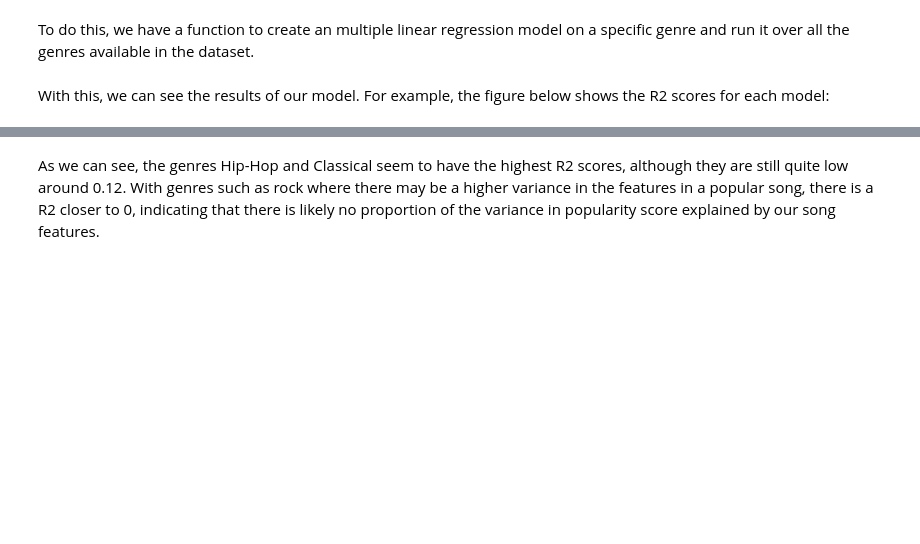
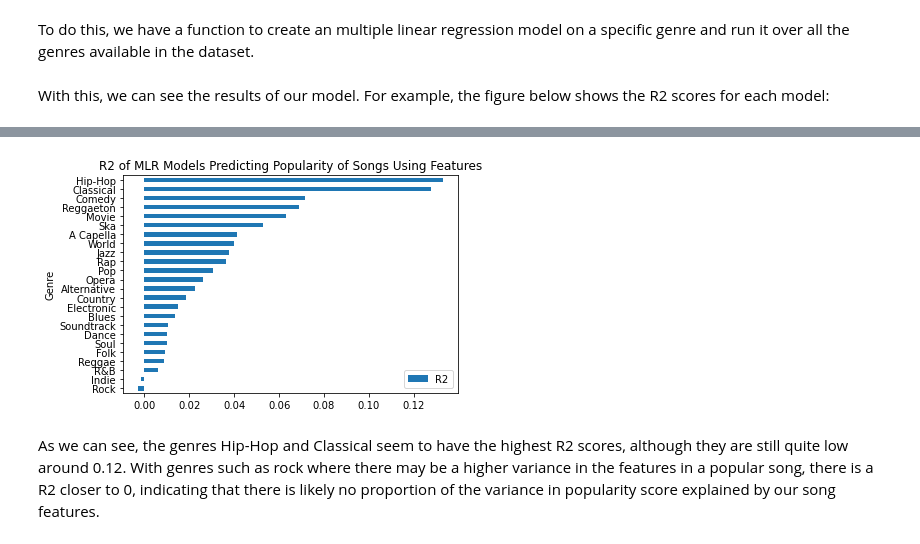
Before and after one commit to ian-gascon/cuddly-waffle, a Jupyter notebook: results/final_report_notebook.ipynb, the cells around one changed output, grey strips where cells are left out. Cells and saved outputs as stored; diff of their text form; code cells hidden in the pictures; blank space fills up the shorter version.

Commit message:
MLR plots

```diff
--- a/results/final_report_notebook.ipynb
+++ b/results/final_report_notebook.ipynb
@@ -212,6 +212,6 @@ for genre in genres:
 # %% [markdown]
 With this, we can see the results of our model. For example, the figure below shows the R2 scores for each model:
 # %%
-R2_MLR = px.bar(genre_scores_df_R2, x="R2", y='Genre', orientation='h', title='R2 of MLR Models Predicting Popularity of Songs Using Features')
-R2_MLR.show()
+genre_scores_df_R2 = genre_scores_df.sort_values(by = 'R2', ascending = True)
+ax = genre_scores_df_R2.plot.barh(x='Genre', y='R2', rot=0, title = 'R2 of MLR Models Predicting Popularity of Songs Using Features')
 # %% [output]
@@ -220,3 +218,4 @@ R2_MLR.show()
+[figure, added]
 # %% [markdown]
 As we can see, the genres Hip-Hop and Classical seem to have the highest R2 scores, although they are still quite low around 0.12. With genres such as rock where there may be a higher variance in the features in a popular song, there is a R2 closer to 0, indicating that there is likely no proportion of the variance in popularity score explained by our song features.
 # %%
```
Also changed, not shown: parts of 2 cells of this notebook.
